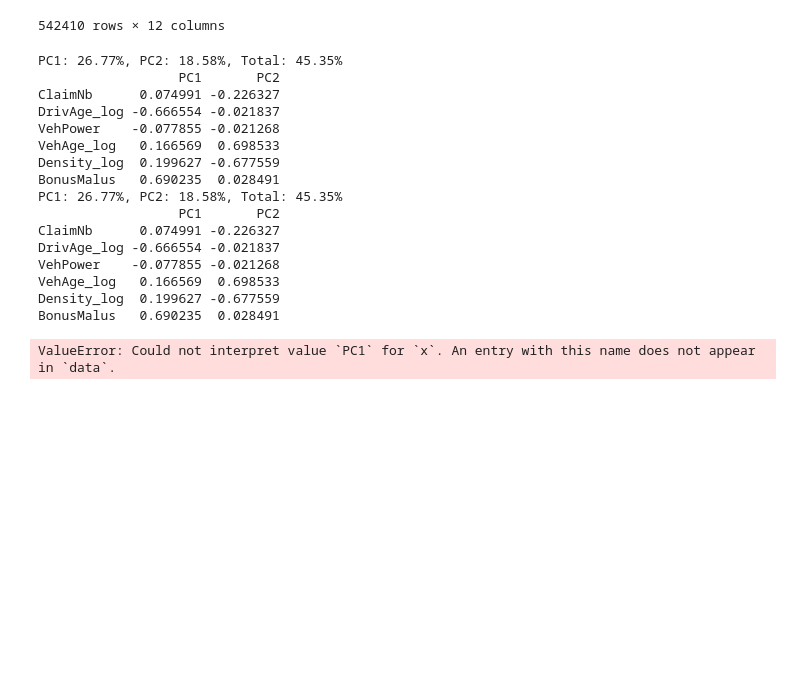
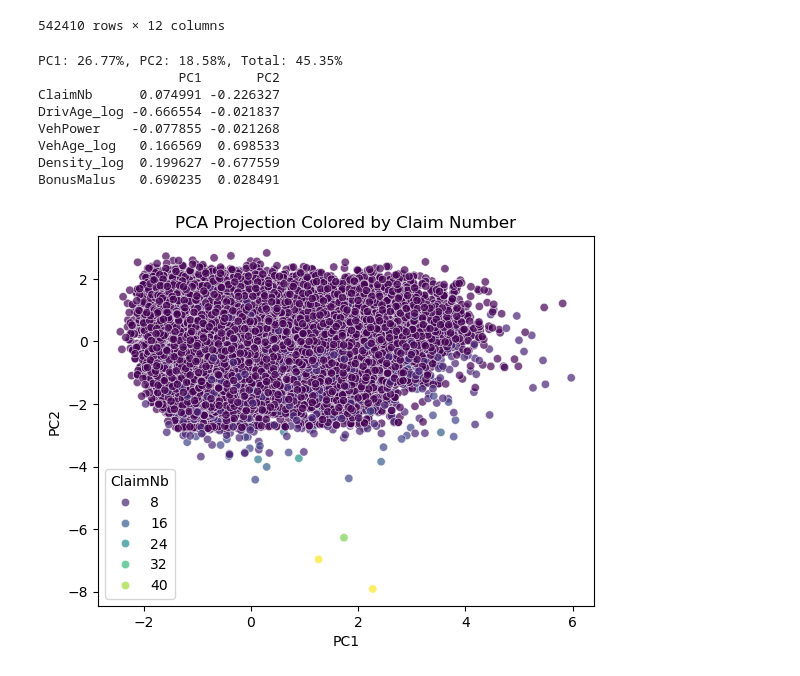
Before and after one commit to HKrtsn/ML-Project, a Jupyter notebook: transform.ipynb, the cells around one changed output. Drawn from its saved outputs; the diff is of its cells as text; code cells hidden in the pictures; blank space fills up the shorter version.

```diff
--- a/transform.ipynb
+++ b/transform.ipynb
@@ -55,8 +55,6 @@ import seaborn as sns
 import matplotlib.pyplot as plt
 
 df=pd.read_csv('Project_description_and_data/claims_train.csv')
-
-low_cn=df[df['ClaimNb']>1].copy()
 
 def pca(df):
     df = df.copy()
@@ -81,41 +79,33 @@ def pca(df):
     pca.components_.T,
     columns=["PC1", "PC2"],
     index=features
     )
     print(loadings)
     return df
 
 def visualisation(df):
-    pca(df)
+    #df = pca(df)
     sns.scatterplot(
         x="PC1",
         y="PC2",
         hue="ClaimNb",
-        data=low_cn,
+        data=df,
         palette="viridis",
         alpha=0.7
     )
     plt.title("PCA Projection Colored by Claim Number")
     plt.show()
 
 tdf = transform(df)
 pcaa = pca(tdf)
 visualisation(pcaa)
 # %% [output]
 PC1: 26.77%, PC2: 18.58%, Total: 45.35%
                   PC1       PC2
 ClaimNb      0.074991 -0.226327
 DrivAge_log -0.666554 -0.021837
 VehPower    -0.077855 -0.021268
 VehAge_log   0.166569  0.698533
 Density_log  0.199627 -0.677559
 BonusMalus   0.690235  0.028491
-PC1: 26.77%, PC2: 18.58%, Total: 45.35%
-                  PC1       PC2
-ClaimNb      0.074991 -0.226327
-DrivAge_log -0.666554 -0.021837
-VehPower    -0.077855 -0.021268
-VehAge_log   0.166569  0.698533
-Density_log  0.199627 -0.677559
-BonusMalus   0.690235  0.028491
-ValueError: Could not interpret value `PC1` for `x`. An entry with this name does not appear in `data`.
+[figure, added]
```
